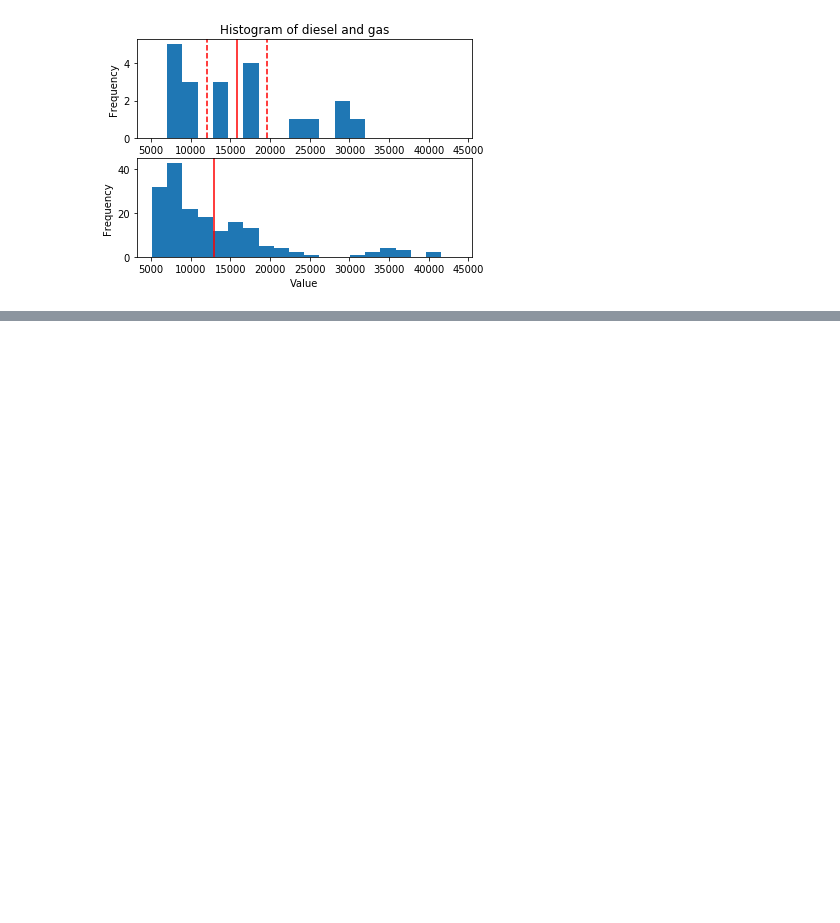
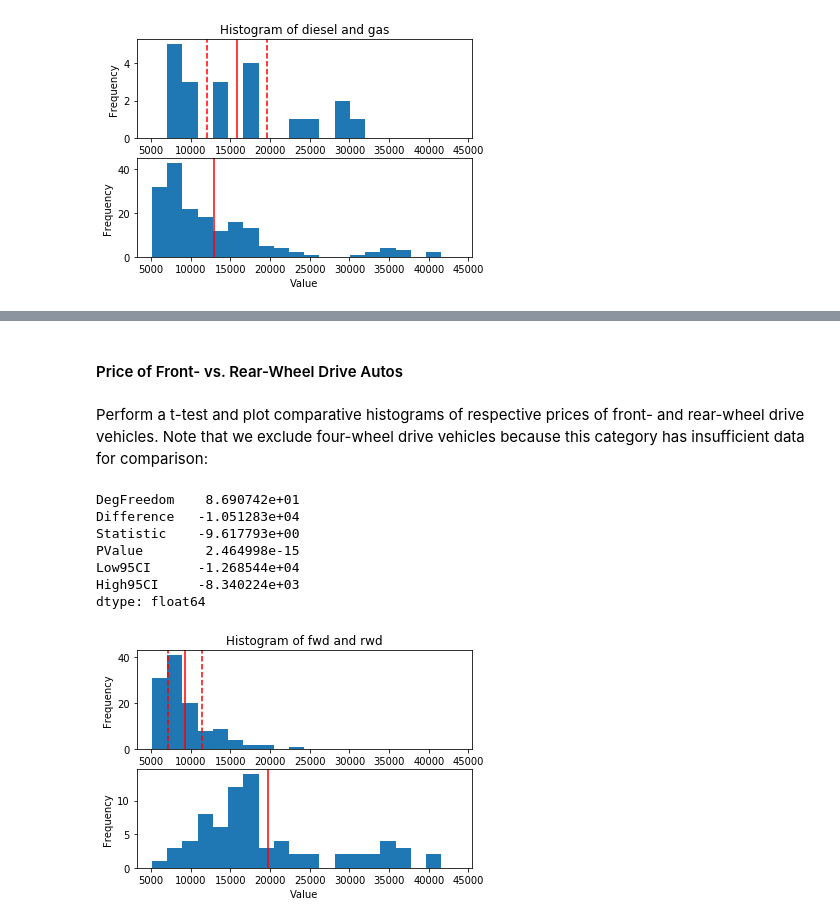
Before and after one commit to pelorenz/data-science-410, a Jupyter notebook: PeterLorenz-L04-AutoHypothesis.ipynb, the cells around one changed output, grey strips where cells are left out. Drawn from its saved outputs; the diff is of its cells as text; code cells hidden in the pictures; blank space fills up the shorter version.

```diff
--- a/PeterLorenz-L04-AutoHypothesis.ipynb
+++ b/PeterLorenz-L04-AutoHypothesis.ipynb
@@ -248,0 +295,32 @@ dtype: float64
+# %% [markdown]
+#### Price of Front- vs. Rear-Wheel Drive Autos
+# %% [markdown]
+Perform a t-test and plot comparative histograms of respective prices of front- and rear-wheel drive vehicles. Note that we exclude four-wheel drive vehicles because this category has insufficient data for comparison:
+# %%
+# extract groups
+fwd = np.array(autoprice.loc[autoprice.loc[:, 'drive-wheels'] == 'fwd', 'price'])
+rwd = np.array(autoprice.loc[autoprice.loc[:, 'drive-wheels'] == 'rwd', 'price'])
+
+# eliminate unknown values
+fwd = fwd[np.where(fwd != '?')]
+rwd = rwd[np.where(rwd != '?')]
+
+# cast prices to numeric type
+fwd = fwd.astype(int)
+rwd = rwd.astype(int)
+
+# perform t-test
+test_drive_wheels = t_test(fwd, rwd, alpha = 0.05)
+print(test_drive_wheels)
+
+# produce comparative plots
+plot_t(fwd, rwd, test_drive_wheels, cols=['fwd', 'rwd'])
+# %% [output]
+DegFreedom    8.690742e+01
+Difference   -1.051283e+04
+Statistic    -9.617793e+00
+PValue        2.464998e-15
+Low95CI      -1.268544e+04
+High95CI     -8.340224e+03
+dtype: float64
+[figure, added]
```
Also changed, not shown: parts of 9 cells of this notebook.
